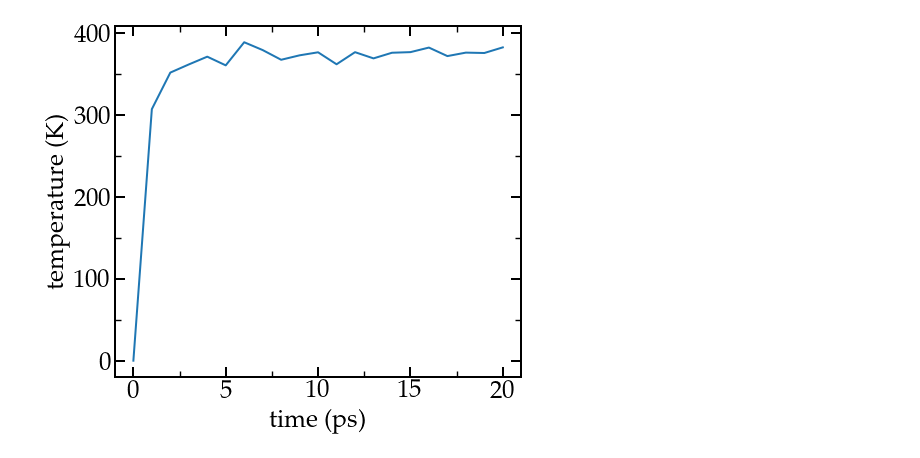
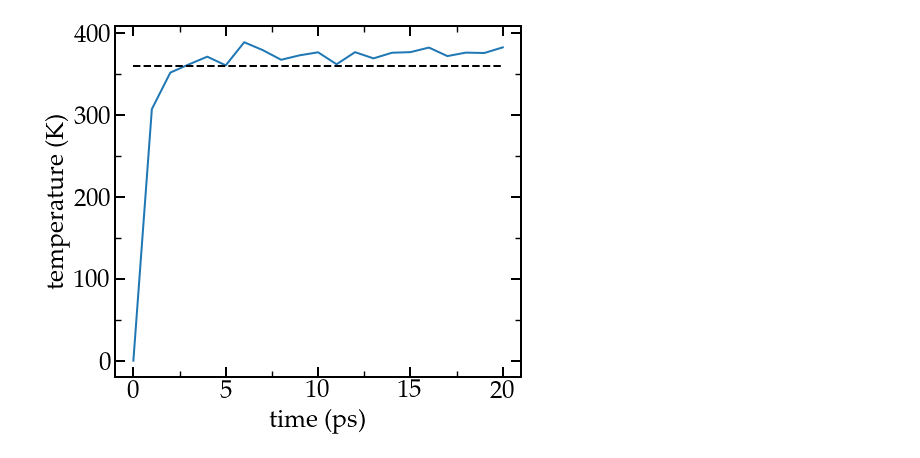
Before and after one commit to gromacstutorials/gromacstutorials.github.io, a Jupyter notebook: inputs/01-Na2SO4solution/plot/plot_temperature_nvt.ipynb, the cells around one changed output. Saved outputs shown, nothing was run; the diff lists cells and outputs as text; code cells hidden in the pictures.

```diff
--- a/inputs/01-Na2SO4solution/plot/plot_temperature_nvt.ipynb
+++ b/inputs/01-Na2SO4solution/plot/plot_temperature_nvt.ipynb
@@ -28,38 +28,38 @@ my_color_3 = np.array([255,130,85])/255
 my_color_4 = np.array([215,0,0])/255
 my_color_5 = np.array([150,150,150])/255
 # %%
-energy = np.loadtxt('Tnvt.xvg')
+temperature = np.loadtxt('Tnvt.xvg')
 # %%
 fig = plt.figure(figsize=(18.5, 6))
 
 ax1 = fig.add_subplot(131)
-plt.plot(energy.T[0]*0.001*1000, energy.T[1], linewidth = 2)
-
+plt.plot(temperature.T[0]*0.001*1000, temperature.T[1], linewidth = 2)
+plt.plot(temperature_improved.T[0]*0.001*1000, temperature_improved.T[1]*0+360, '--k', linewidth = 2)
 divider = make_axes_locatable(ax1)
 ax1.set_xlabel('time (ps)', fontdict=font)
 ax1.set_ylabel('temperature (K)', fontdict=font)
 plt.xticks(fontsize=fontsize)
 plt.yticks(fontsize=fontsize)
 #plt.xlim(-50, 1000)
 ax1.minorticks_on()
 ax1.tick_params('both', length=10, width=2, which='major', direction='in')
 ax1.tick_params('both', length=6, width=1.4, which='minor', direction='in')
 ax1.xaxis.set_ticks_position('both')
 ax1.yaxis.set_ticks_position('both')
 ax1.spines["top"].set_linewidth(2)
 ax1.spines["bottom"].set_linewidth(2)
 ax1.spines["left"].set_linewidth(2)
 ax1.spines["right"].set_linewidth(2)
 ax1.set_xticks([0, 5, 10, 15, 20])
 ax1.set_yticks([0, 100, 200, 300, 400])
 #labels = ['$1.3$', '$1.4$', '$1.5$', '$1.6$', '$1.7$']
 #ax1.set_yticklabels(labels)
 minor_locator_y = AutoMinorLocator(2)
 ax1.yaxis.set_minor_locator(minor_locator_y)
 minor_locator_x = AutoMinorLocator(2)
 ax1.xaxis.set_minor_locator(minor_locator_x)
 fig.tight_layout()
 plt.savefig('Tnvt.png', bbox_inches = 'tight', pad_inches = 0.057)
 plt.show()
 # %% [output]
-[figure, old version]
+[figure, new version]
```
Also changed, not shown: parts of 2 cells of this notebook, 20 other files.
